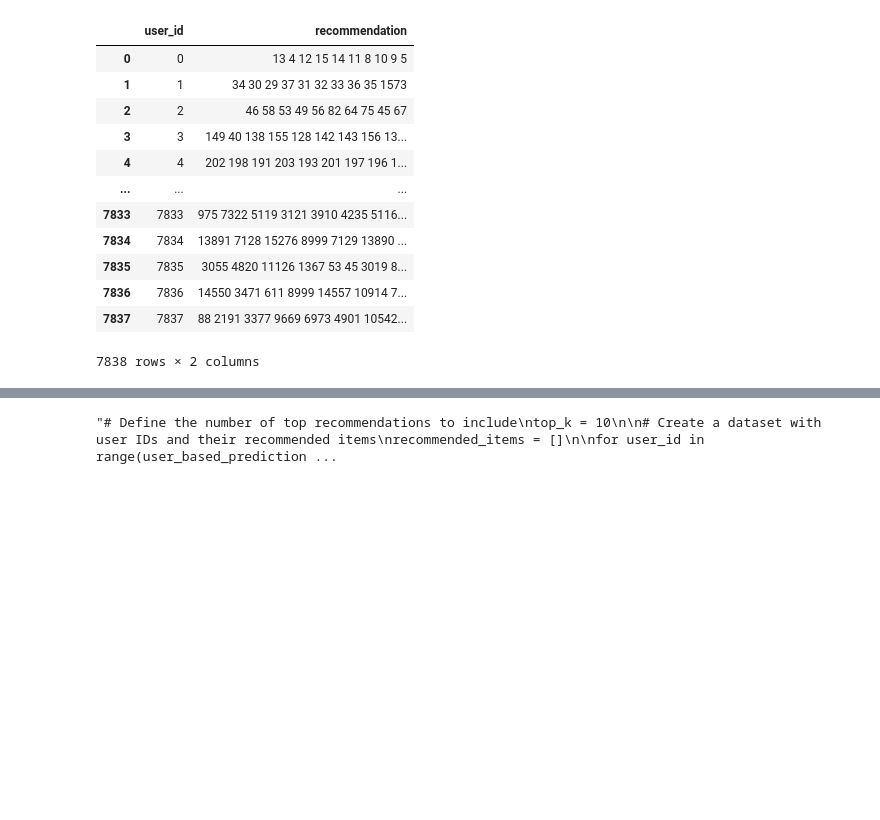
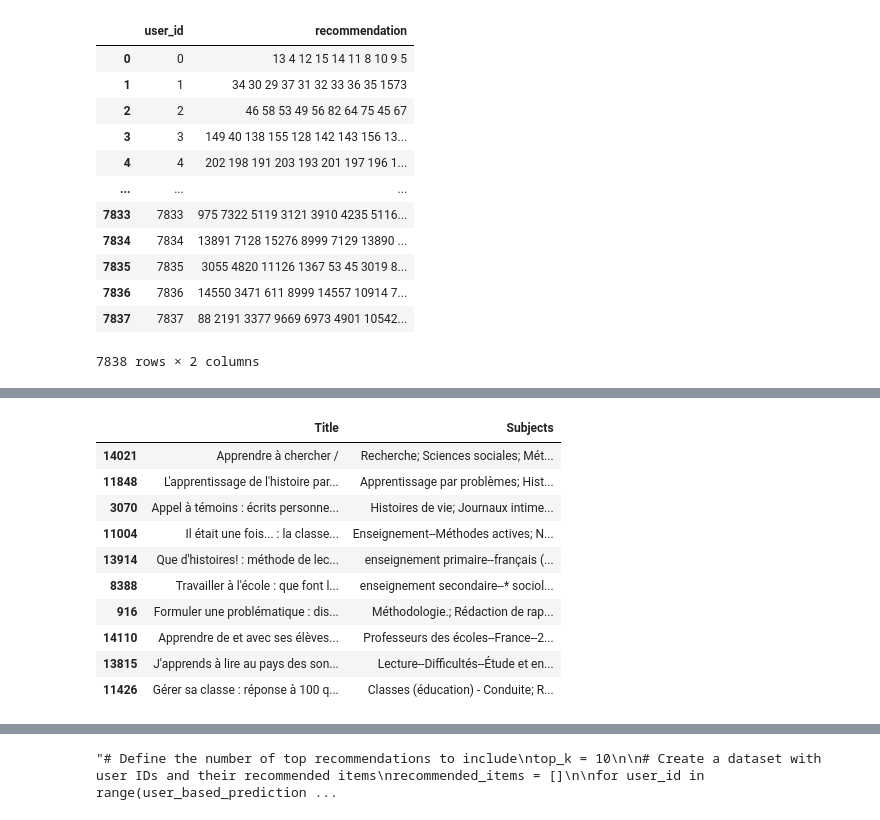
Before and after one commit to fedeamedeo/machine-learning-project, a Jupyter notebook: project 3 version.ipynb, the cells around one changed output, grey strips where cells are left out. Saved outputs shown, nothing was run; the diff lists cells and outputs as text; code cells hidden in the pictures; blank space fills up the shorter version.

```diff
--- a/project 3 version.ipynb
+++ b/project 3 version.ipynb
@@ -773,0 +958,49 @@ submission_df
+# %%
+from sklearn.metrics.pairwise import cosine_similarity
+
+def build_user_recommendations(train_data, item_embeddings, N=10):
+    user_recs = {}
+
+    unique_users = train_data['u'].unique()
+
+    for user_id in unique_users:
+        # Step 1: Get item indices the user interacted with
+        user_items = train_data[train_data['u'] == user_id]['i'].tolist()
+
+        # If the user has no interactions, skip
+        if not user_items:
+            continue
+
+        # Step 2: Build user profile from item embeddings
+        user_vectors = item_embeddings[user_items]
+        user_profile = user_vectors.mean(axis=0).reshape(1, -1)
+
+        # Step 3: Compute similarity to all items
+        similarities = cosine_similarity(user_profile, item_embeddings).flatten()
+
+        # Step 4: Exclude already seen items
+        seen_items = set(user_items)
+        recommended_indices = [i for i in similarities.argsort()[::-1] if i not in seen_items][:N]
+
+        # Save recommended item indices
+        user_recs[user_id] = recommended_indices
+
+    return user_recs
+# %%
+user_recommendations = build_user_recommendations(train_data, item_embeddings, N=10)
+
+# Example: show recommendations for user 42
+recommended_ids = user_recommendations.get(0, [])
+items.loc[recommended_ids, ['Title', 'Subjects']]
+# %% [output]
+|  | Title | Subjects |
+| 14021 | Apprendre à chercher / | Recherche; Sciences sociales; Mét... |
+| 11848 | L'apprentissage de l'histoire par... | Apprentissage par problèmes; Hist... |
+| 3070 | Appel à témoins : écrits personne... | Histoires de vie; Journaux intime... |
+| 11004 | Il était une fois... : la classe... | Enseignement--Méthodes actives; N... |
+| 13914 | Que d'histoires! : méthode de lec... | enseignement primaire--français (... |
+| 8388 | Travailler à l'école : que font l... | enseignement secondaire--* sociol... |
+| 916 | Formuler une problématique : dis... | Méthodologie.; Rédaction de rap... |
+| 14110 | Apprendre de et avec ses élèves... | Professeurs des écoles--France--2... |
+| 13815 | J'apprends à lire au pays des son... | Lecture--Difficultés--Étude et en... |
+| 11426 | Gérer sa classe : réponse à 100 q... | Classes (éducation) - Conduite; R... |
```
Also changed, not shown: parts of 18 cells of this notebook.
